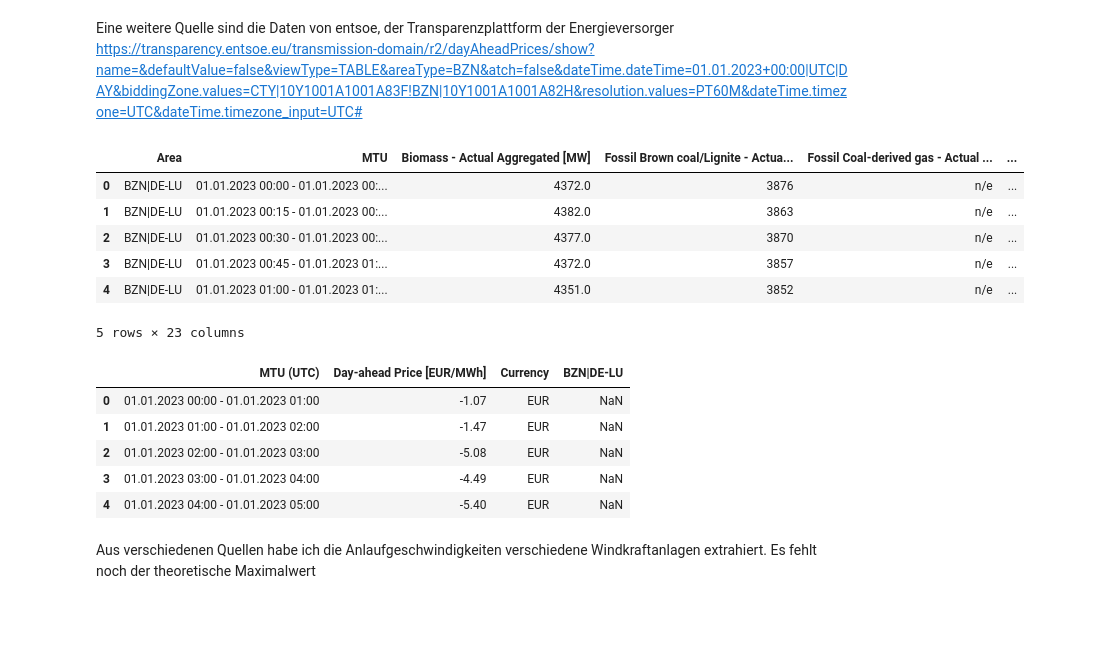
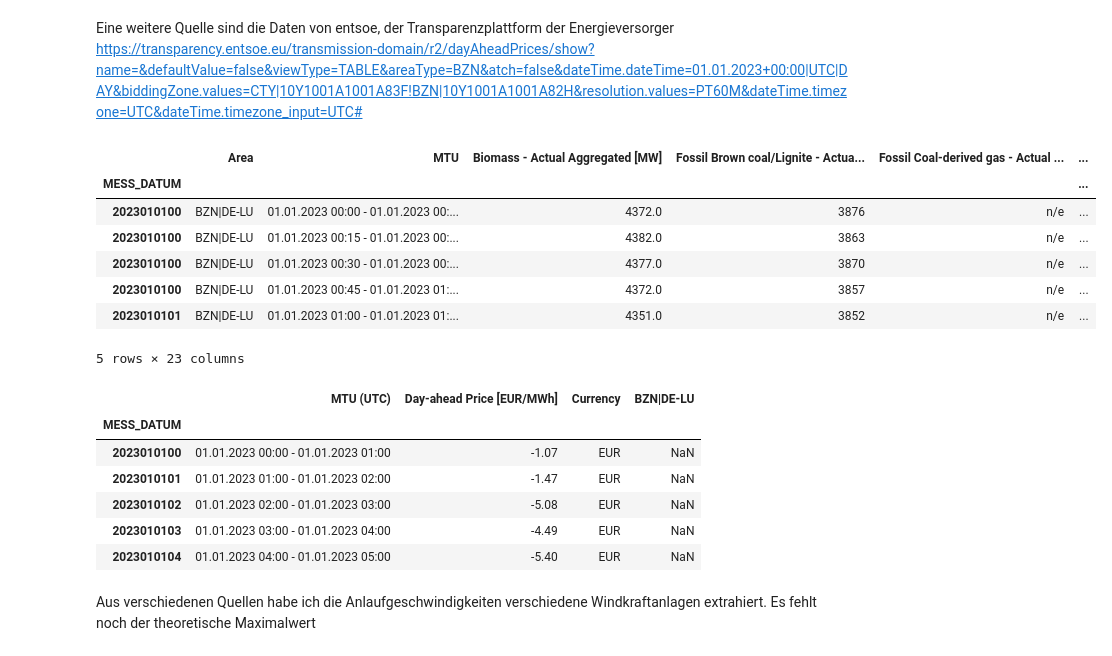
Before and after one commit to strubbi77/breisgauwind, a Jupyter notebook: Untitled.ipynb, the cells around one changed output. Cells and saved outputs as stored; diff of their text form; code cells hidden in the pictures; blank space fills up the shorter version.

```diff
--- a/Untitled.ipynb
+++ b/Untitled.ipynb
@@ -131,25 +131,36 @@ Eine weitere Quelle sind die Daten von entsoe, der Transparenzplattform der Ener
 https://transparency.entsoe.eu/transmission-domain/r2/dayAheadPrices/show?name=&defaultValue=false&viewType=TABLE&areaType=BZN&atch=false&dateTime.dateTime=01.01.2023+00:00|UTC|DAY&biddingZone.values=CTY|10Y1001A1001A83F!BZN|10Y1001A1001A82H&resolution.values=PT60M&dateTime.timezone=UTC&dateTime.timezone_input=UTC#
 # %%
 Generation_per_Production_Type=pd.read_csv('Actual Generation per Production Type_202301010000-202401010000.csv',sep=',')
-Generation_per_Production_Type.head()
+Generation_per_Production_Type['MESS_DATUM']=Generation_per_Production_Type.apply(lambda row: int(row['MTU'][6:10]+row['MTU'][3:5]+row['MTU'][0:2]+row['MTU'][11:13]), axis= 1)
+Generation_per_Production_Type.set_index('MESS_DATUM',drop=True,inplace=True)
+
+
+gppt=Generation_per_Production_Type[Generation_per_Production_Type['MTU'].str.contains(':00 -')]
+Generation_per_Production_Type.head()Generation_per_Production_Type.head()
 # %% [output]
 |  | Area | MTU | Biomass - Actual Aggregated [MW] | Fossil Brown coal/Lignite - Actua... | Fossil Coal-derived gas - Actual ... | ... |
-| 0 | BZN|DE-LU | 01.01.2023 00:00 - 01.01.2023 00:... | 4372.0 | 3876 | n/e | ... |
-| 1 | BZN|DE-LU | 01.01.2023 00:15 - 01.01.2023 00:... | 4382.0 | 3863 | n/e | ... |
-| 2 | BZN|DE-LU | 01.01.2023 00:30 - 01.01.2023 00:... | 4377.0 | 3870 | n/e | ... |
-| 3 | BZN|DE-LU | 01.01.2023 00:45 - 01.01.2023 01:... | 4372.0 | 3857 | n/e | ... |
-| 4 | BZN|DE-LU | 01.01.2023 01:00 - 01.01.2023 01:... | 4351.0 | 3852 | n/e | ... |
+| MESS_DATUM |  |  |  |  |  | ... |
+| 2023010100 | BZN|DE-LU | 01.01.2023 00:00 - 01.01.2023 00:... | 4372.0 | 3876 | n/e | ... |
+| 2023010100 | BZN|DE-LU | 01.01.2023 00:15 - 01.01.2023 00:... | 4382.0 | 3863 | n/e | ... |
+| 2023010100 | BZN|DE-LU | 01.01.2023 00:30 - 01.01.2023 00:... | 4377.0 | 3870 | n/e | ... |
+| 2023010100 | BZN|DE-LU | 01.01.2023 00:45 - 01.01.2023 01:... | 4372.0 | 3857 | n/e | ... |
+| 2023010101 | BZN|DE-LU | 01.01.2023 01:00 - 01.01.2023 01:... | 4351.0 | 3852 | n/e | ... |
 5 rows × 23 columns
 # %%
 DayAheadPrices= pd.read_csv('Day-ahead Prices_202301010000-202401010000.csv',sep=',')
+
+DayAheadPrices['MESS_DATUM']=DayAheadPrices.apply(lambda row: int(row['MTU (UTC)'][6:10]+row['MTU (UTC)'][3:5]+row['MTU (UTC)'][0:2]+row['MTU (UTC)'][11:13]), axis= 1)
+DayAheadPrices.set_index('MESS_DATUM',drop=True,inplace=True)
+
 DayAheadPrices.head()
 # %% [output]
 |  | MTU (UTC) | Day-ahead Price [EUR/MWh] | Currency | BZN|DE-LU |
-| 0 | 01.01.2023 00:00 - 01.01.2023 01:00 | -1.07 | EUR | NaN |
-| 1 | 01.01.2023 01:00 - 01.01.2023 02:00 | -1.47 | EUR | NaN |
-| 2 | 01.01.2023 02:00 - 01.01.2023 03:00 | -5.08 | EUR | NaN |
-| 3 | 01.01.2023 03:00 - 01.01.2023 04:00 | -4.49 | EUR | NaN |
-| 4 | 01.01.2023 04:00 - 01.01.2023 05:00 | -5.40 | EUR | NaN |
+| MESS_DATUM |  |  |  |  |
+| 2023010100 | 01.01.2023 00:00 - 01.01.2023 01:00 | -1.07 | EUR | NaN |
+| 2023010101 | 01.01.2023 01:00 - 01.01.2023 02:00 | -1.47 | EUR | NaN |
+| 2023010102 | 01.01.2023 02:00 - 01.01.2023 03:00 | -5.08 | EUR | NaN |
+| 2023010103 | 01.01.2023 03:00 - 01.01.2023 04:00 | -4.49 | EUR | NaN |
+| 2023010104 | 01.01.2023 04:00 - 01.01.2023 05:00 | -5.40 | EUR | NaN |
 # %% [markdown]
 Aus verschiedenen Quellen habe ich die Anlaufgeschwindigkeiten verschiedene Windkraftanlagen extrahiert. Es fehlt noch der theoretische Maximalwert
 # %%
```
Also changed, not shown: parts of 9 cells of this notebook, 1 other file.
